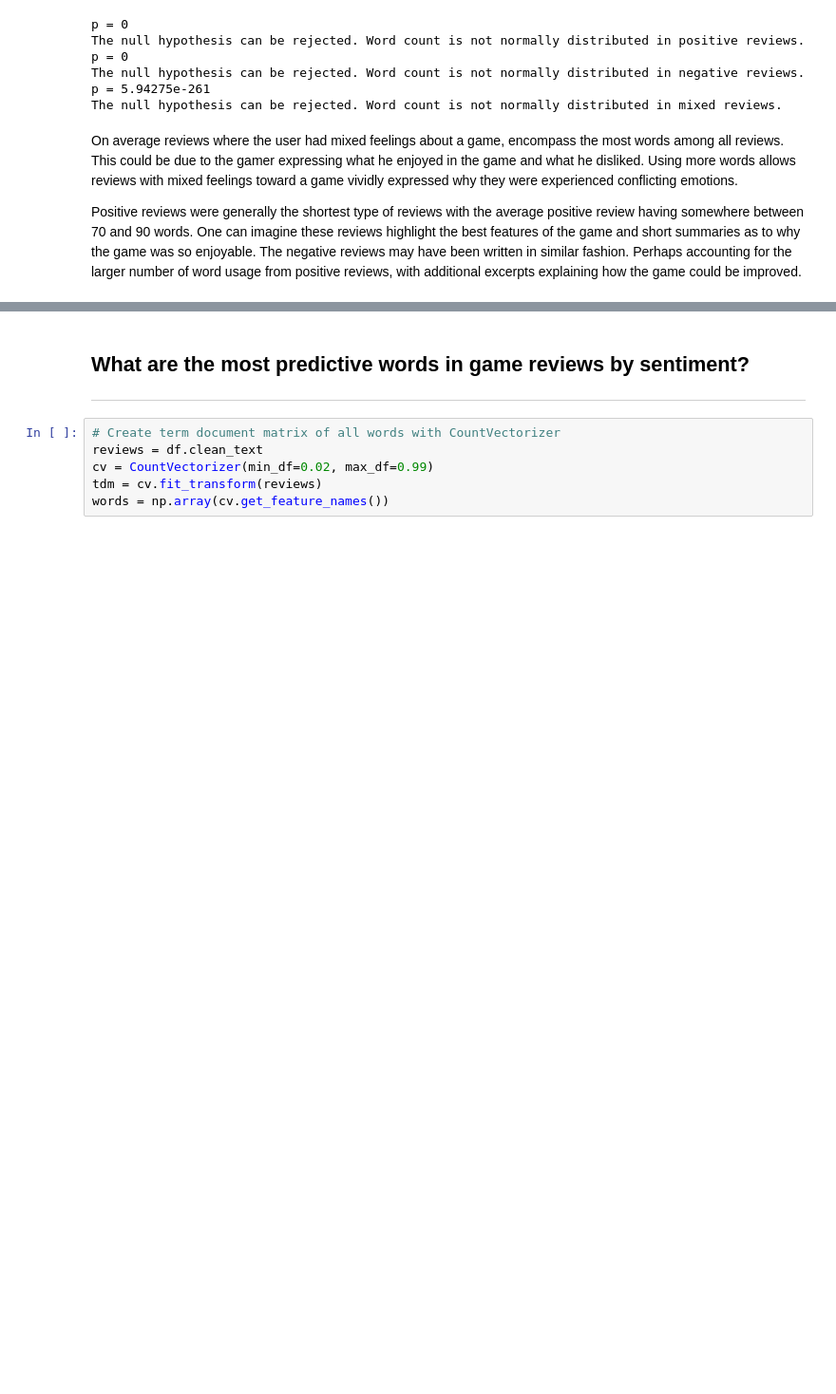
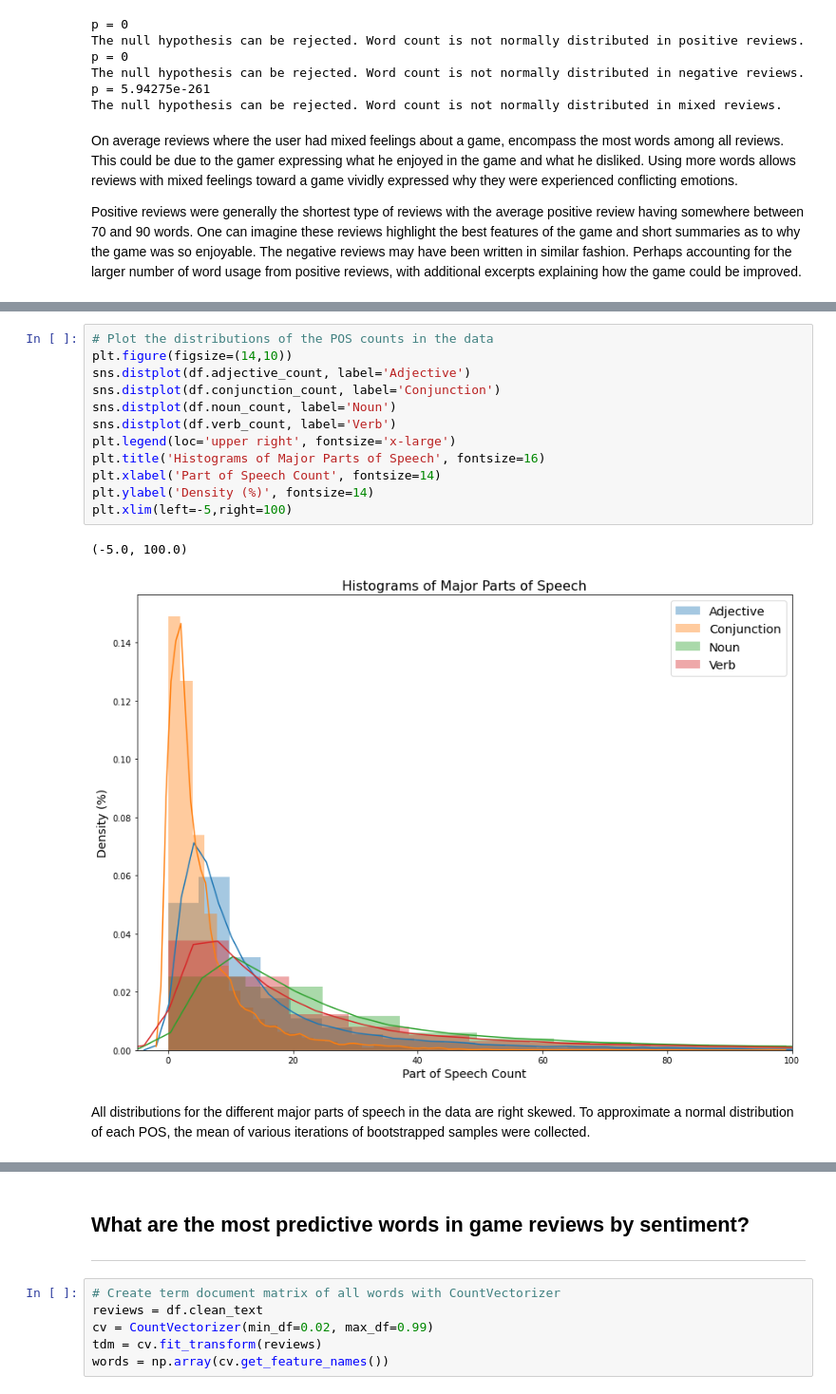
Before and after one commit to filiaguilar/Springboard-DS, a Jupyter notebook: Capstone 2/Exploratory Data Analysis.ipynb, the cells around one changed output, grey strips where cells are left out. Shown at 95% size. Drawn from its saved outputs; the diff is of its cells as text; blank space fills up the shorter version.

```diff
--- a/Capstone 2/Exploratory Data Analysis.ipynb
+++ b/Capstone 2/Exploratory Data Analysis.ipynb
@@ -112,0 +91,17 @@ Both syllable and period count in reviews did not depict much differences among
+# %%
+# Plot the distributions of the POS counts in the data
+plt.figure(figsize=(14,10))
+sns.distplot(df.adjective_count, label='Adjective')
+sns.distplot(df.conjunction_count, label='Conjunction')
+sns.distplot(df.noun_count, label='Noun')
+sns.distplot(df.verb_count, label='Verb')
+plt.legend(loc='upper right', fontsize='x-large')
+plt.title('Histograms of Major Parts of Speech', fontsize=16)
+plt.xlabel('Part of Speech Count', fontsize=14)
+plt.ylabel('Density (%)', fontsize=14)
+plt.xlim(left=-5,right=100)
+# %% [output]
+(-5.0, 100.0)
+[figure, added]
+# %% [markdown]
+All distributions for the different major parts of speech in the data are right skewed. To approximate a normal distribution of each POS, the mean of various iterations of bootstrapped samples were collected.
```
Also changed, not shown: parts of 17 cells of this notebook.
